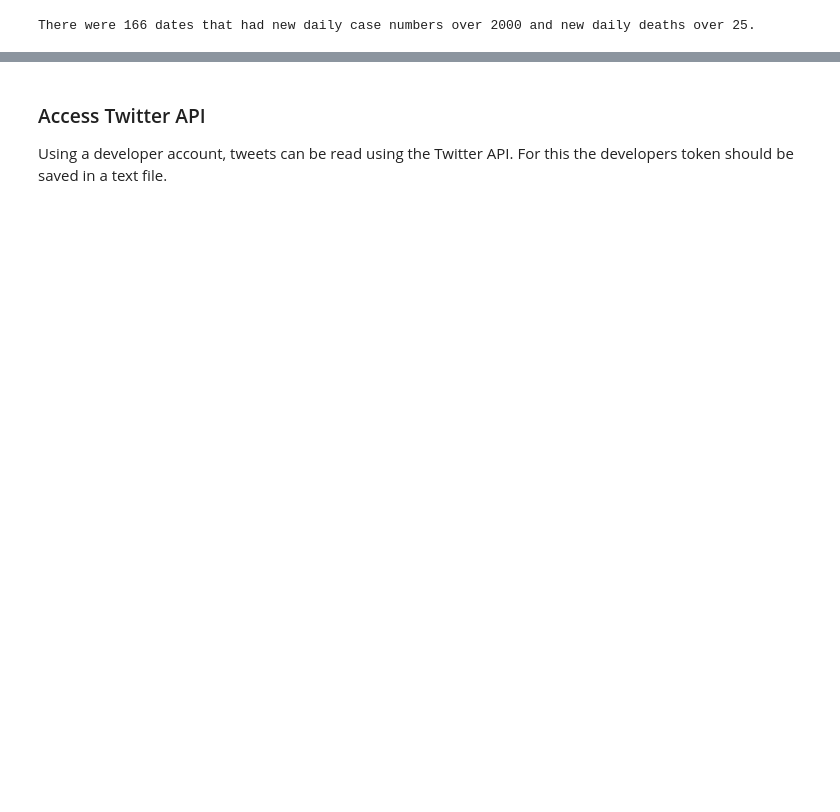
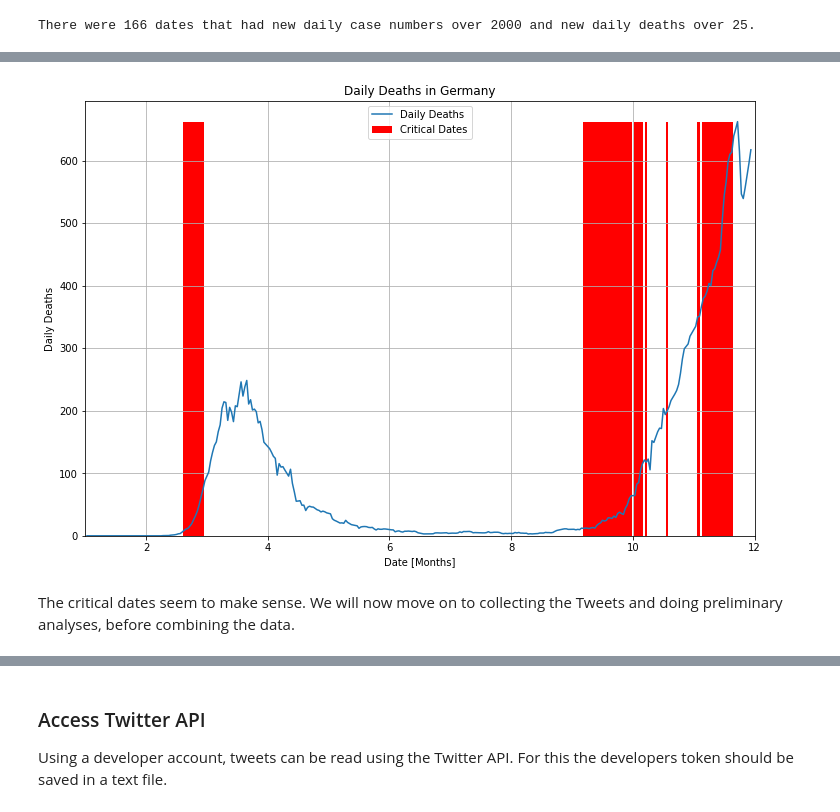
Before and after one commit to huestisk/covid-twitter, a Jupyter notebook: report.ipynb, the cells around one changed output, grey strips where cells are left out. Cells and saved outputs as stored; diff of their text form; code cells hidden in the pictures; blank space fills up the shorter version.

```diff
--- a/report.ipynb
+++ b/report.ipynb
@@ -226,3 +288,9 @@ Combing the dates, a total of 25 critical dates were found.
+# %%
+show_critical_dates(critical_dates, new_deaths_smoothed, 'Daily Deaths in Germany', 'Date [Months]', 'Daily Deaths')
+# %% [output]
+[figure, added]
+# %% [markdown]
+The critical dates seem to make sense. We will now move on to collecting the Tweets and doing preliminary analyses, before combining the data.
 # %% [markdown]
 ## Twitter Data
 
```
Also changed, not shown: parts of 44 cells of this notebook, 5 other files.
